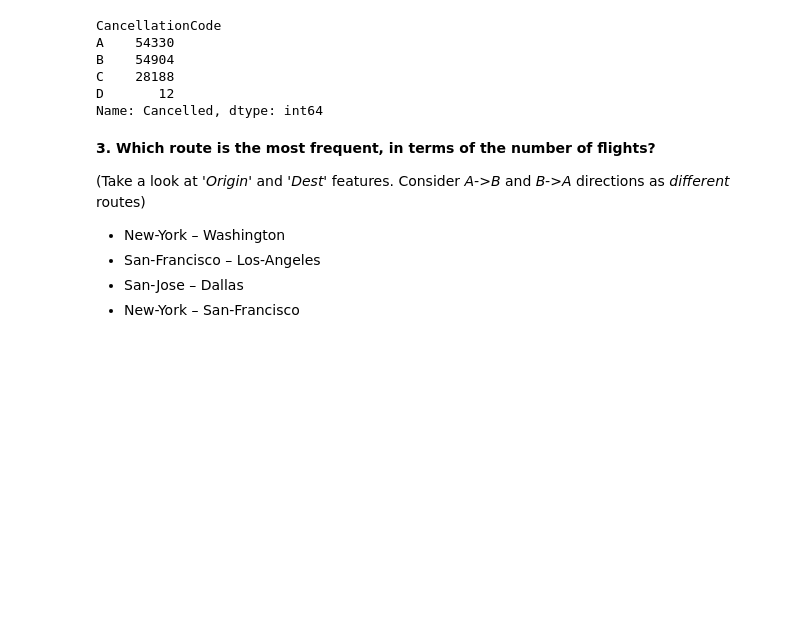
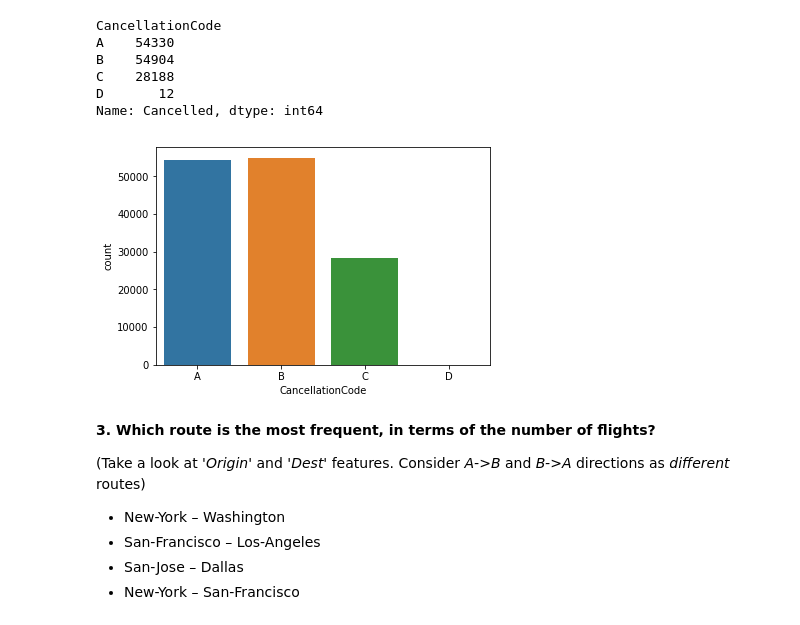
Before and after one commit to xiang578/machine-learning, a Jupyter notebook: mlcourse.ai/assignment/assignment2_USA_flights.ipynb, the cells around one changed output. Saved outputs shown, nothing was run; the diff lists cells and outputs as text; code cells hidden in the pictures; blank space fills up the shorter version.

```diff
--- a/mlcourse.ai/assignment/assignment2_USA_flights.ipynb
+++ b/mlcourse.ai/assignment/assignment2_USA_flights.ipynb
@@ -45,6 +45,6 @@ dtype = {'DayOfWeek': np.uint8, 'DayofMonth': np.uint8, 'Month': np.uint8 , 'Can
 # %%
 %%time
 # change the path if needed
-path = '2008.csv.bz2'
+path = 'data/2008.csv.bz2'
 flights_df = pd.read_csv(path, usecols=dtype.keys(), dtype=dtype)
 # %% [output]
@@ -287,6 +275,10 @@ B    54904
 C    28188
 D       12
 Name: Cancelled, dtype: int64
+# %%
+sns.countplot(flights_df['CancellationCode'].sort_values());
+# %% [output]
+[figure, added]
 # %% [markdown]
 **3. Which route is the most frequent, in terms of the number of flights?**
 
```
Also changed, not shown: parts of 14 cells of this notebook.
